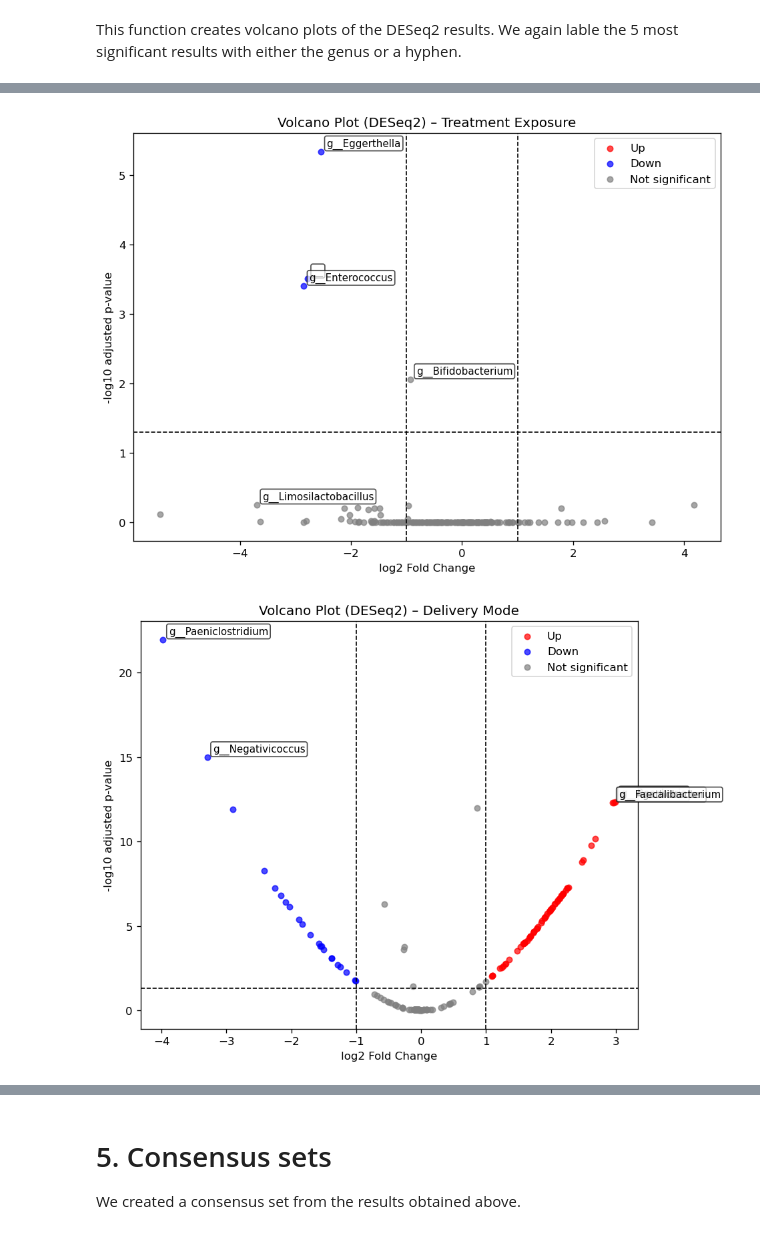
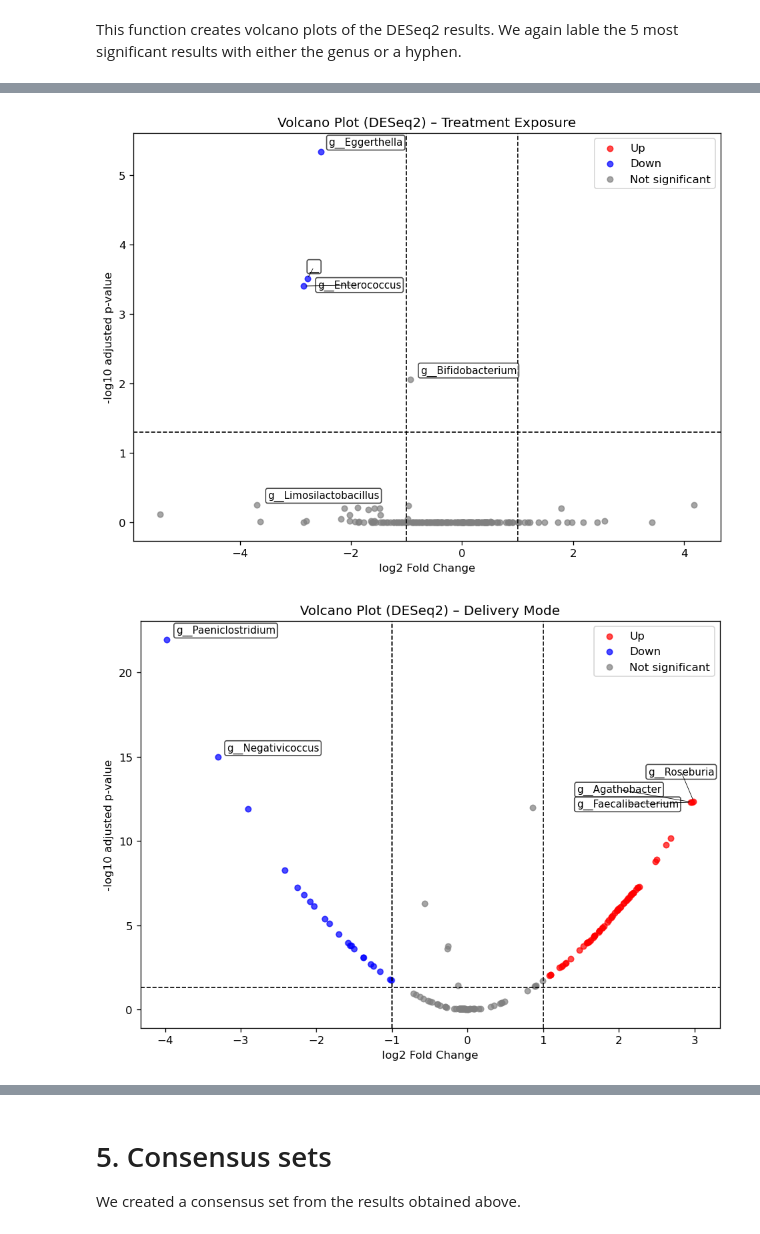
Before and after one commit to MasjaHoogendoorn/MicrobiomeAnalysis_TummyTribe, a Jupyter notebook: scripts/07_differential_abundance.ipynb, the cells around one changed output, grey strips where cells are left out. Saved outputs shown, nothing was run; the diff lists cells and outputs as text; code cells hidden in the pictures.

```diff
--- a/scripts/07_differential_abundance.ipynb
+++ b/scripts/07_differential_abundance.ipynb
@@ -1222,17 +1254,28 @@ def plot_volcano(df_path, alpha=0.05, lfc_thresh=1, top_n=10, title=None, dpi=12
     # label most significant features
     top_df = df.sort_values("pvalue").head(5)
 
+    texts = []
     for _, row in top_df.iterrows():
         label = shorten_taxon(row["Taxon"])
-        plt.annotate(
-            label,
-            (row["log2FoldChange"], row["-log10_padj"]),
-            textcoords="offset points",
-            xytext=(5, 5),
-            ha='left',
-            fontsize=9,
-            bbox=dict(boxstyle="round,pad=0.2", fc="white", alpha=0.7)
+        texts.append(
+            plt.text(
+                row["log2FoldChange"],
+                row["-log10_padj"],
+                label,
+                fontsize=9,
+                ha="left",
+                va="bottom",
+                bbox=dict(boxstyle="round,pad=0.2", fc="white", alpha=0.7)
+            )
         )
+
+    # automatically adjust to avoid overlap
+    adjust_text(
+        texts,
+        arrowprops=dict(arrowstyle="-", lw=0.5, color="black"),
+        expand_points=(1.2, 1.4),
+        expand_text=(1.2, 1.4)
+    )
 
     plt.xlabel("log2 Fold Change")
     plt.ylabel("-log10 adjusted p-value")
@@ -1290,2 +1333,2 @@ plot_volcano(
-[figure, old version]
+[figure, new version]
-[figure, old version]
+[figure, new version]
```
Also changed, not shown: parts of 18 cells of this notebook, 1 other file.
